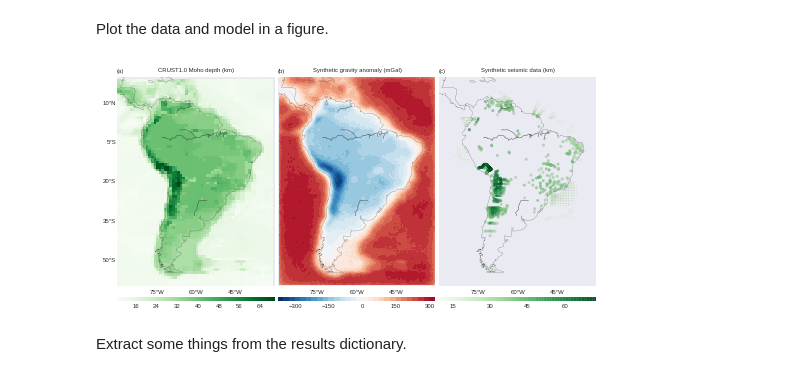
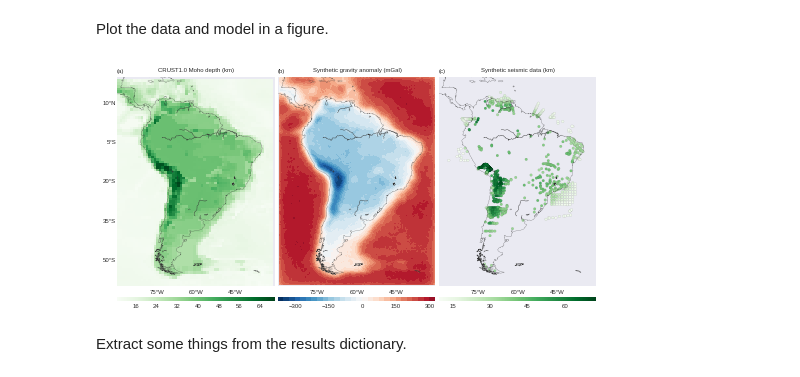
Before and after one commit to pinga-lab/paper-moho-inversion-tesseroids, a Jupyter notebook: code/paper-figures.ipynb, the cells around one changed output. Drawn from its saved outputs; the diff is of its cells as text; code cells hidden in the pictures.

Commit message:
Increase coastline resolution and remove alpha from seimisc points

```diff
--- a/code/paper-figures.ipynb
+++ b/code/paper-figures.ipynb
@@ -247,7 +247,7 @@ Make the map projection for these plots.
 bm = Basemap(projection='cyl',
              llcrnrlon=model.area[2], urcrnrlon=model.area[3],
              llcrnrlat=model.area[0], urcrnrlat=model.area[1],
-             resolution='c')
+             resolution='l')
 # %% [markdown]
 Plot the data and model in a figure.
 # %%
@@ -264,35 +264,35 @@ ax.set_title('CRUST1.0 Moho depth (km)', **config)
 ax.text(0, 1.02, '(a)', transform=ax.transAxes, **config)
 x, y = bm(model.lon.reshape(model.shape), model.lat.reshape(model.shape))
 tmp = bm.pcolormesh(x, y, -0.001*model.relief.reshape(model.shape), cmap='Greens')
 cb = cbax.colorbar(tmp, locator=ticker.MaxNLocator(nbins=8))
 bm.drawmeridians([-75, -60, -45], labels=[0, 0, 0, 1], linewidth=0, **config)
 bm.drawparallels(np.arange(-50, 30, 15), labels=[1, 0, 0, 0], linewidth=0, **config)
 bm.drawcoastlines(color="#333333", linewidth=0.2)
 
 i = 1
 ax, bm.ax, cbax = grid[i], grid[i], grid.cbar_axes[i]
 ax.set_title('Synthetic gravity anomaly (mGal)', **config)
 ax.text(0, 1.02, '(b)', transform=ax.transAxes, **config)
 x, y = bm(lon.reshape(shape), lat.reshape(shape))
 tmp = bm.contourf(x, y, data.reshape(shape), 30, cmap='RdBu_r', **data_minmax(data))
 cb = cbax.colorbar(tmp, locator=ticker.MaxNLocator(nbins=6))
 bm.drawmeridians([-75, -60, -45], labels=[0, 0, 0, 1], linewidth=0, **config)
 bm.drawcoastlines(color="#333333", linewidth=0.2)
 
 i = 2
 ax, bm.ax, cbax = grid[i], grid[i], grid.cbar_axes[i]
 ax.set_title('Synthetic seismic data (km)', **config)
 ax.text(0, 1.02, '(c)', transform=ax.transAxes, **config)
 xp, yp = bm(lonp, latp)
-tmp = bm.scatter(xp, yp, c=depthp*0.001, s=7, cmap='Greens', alpha=0.6,
+tmp = bm.scatter(xp, yp, c=depthp*0.001, s=7, cmap='Greens',
                  linewidths=0.05)
 cb = cbax.colorbar(tmp, locator=ticker.MaxNLocator(nbins=6))
 bm.drawmeridians([-75, -60, -45], labels=[0, 0, 0, 1], linewidth=0, **config)
 bm.drawcoastlines(color="#333333", linewidth=0.2)
 
 plt.savefig('../manuscript/figures/synthetic-crust1-data.eps')
 # %% [output]
-[figure, old version]
+[figure, new version]
 # %% [markdown]
 Extract some things from the results dictionary.
 # %%
```
Also changed, not shown: parts of 1 cell of this notebook, 2 other files.
